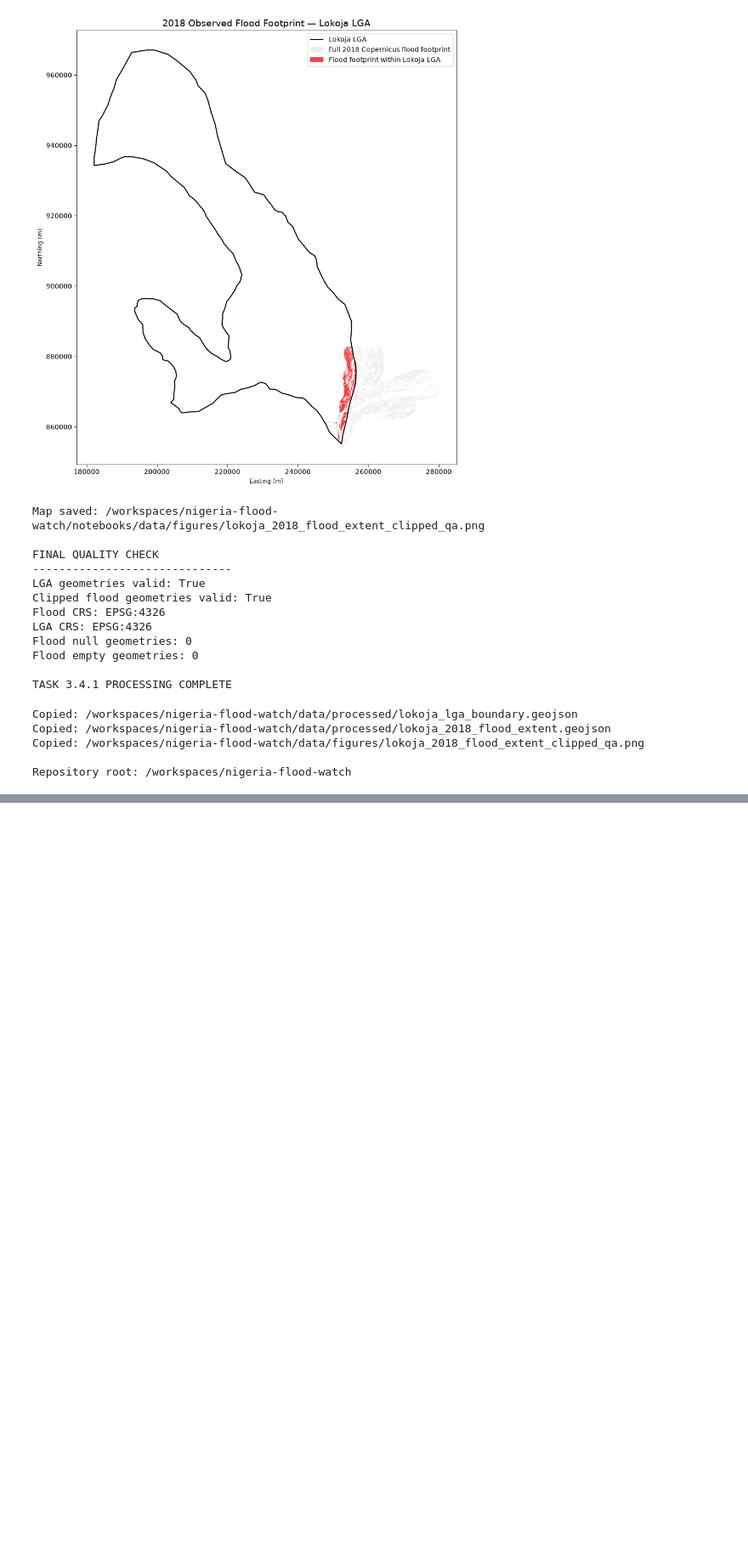
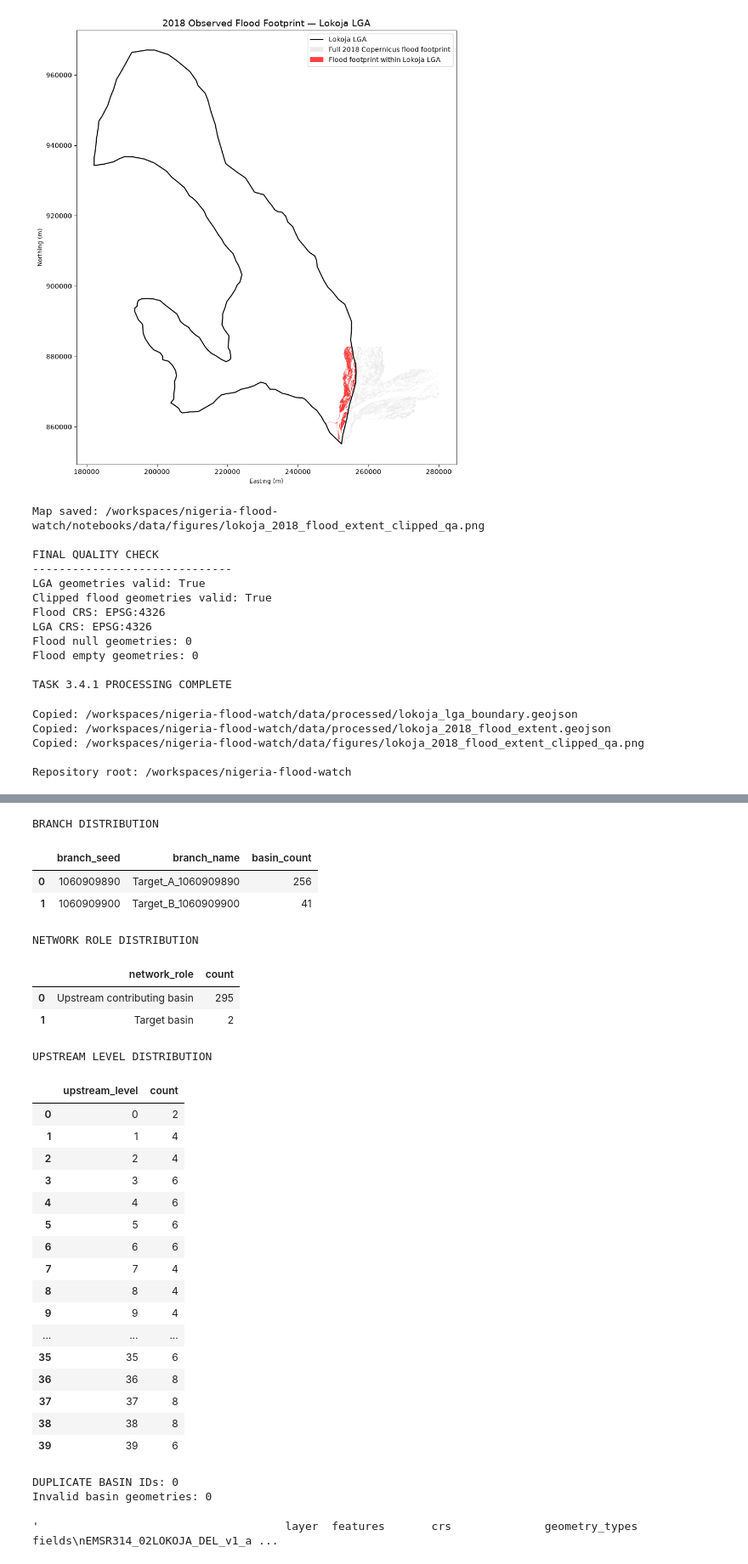
Before and after one commit to Code-blize/nigeria-flood-watch, a Jupyter notebook: notebooks/01_data_exploration.ipynb, the cells around one changed output, grey strips where cells are left out. Shown at 85% size. Saved outputs shown, nothing was run; the diff lists cells and outputs as text; code cells hidden in the pictures; blank space fills up the shorter version.

```diff
--- a/notebooks/01_data_exploration.ipynb
+++ b/notebooks/01_data_exploration.ipynb
@@ -757,0 +952,74 @@ Repository root: /workspaces/nigeria-flood-watch
+# %%
+
+# ============================================================
+# HYDROBASINS NETWORK STRUCTURE DIAGNOSTICS
+# ============================================================
+
+print("BRANCH DISTRIBUTION")
+display(
+    basins.groupby(["branch_seed", "branch_name"])
+    .size()
+    .reset_index(name="basin_count")
+)
+
+print("\nNETWORK ROLE DISTRIBUTION")
+display(
+    basins["network_role"]
+    .value_counts(dropna=False)
+    .rename_axis("network_role")
+    .reset_index(name="count")
+)
+
+print("\nUPSTREAM LEVEL DISTRIBUTION")
+display(
+    basins["upstream_level"]
+    .value_counts(dropna=False)
+    .sort_index()
+    .rename_axis("upstream_level")
+    .reset_index(name="count")
+)
+
+print("\nDUPLICATE BASIN IDs:", basins["HYBAS_ID"].duplicated().sum())
+
+print(
+    "Invalid basin geometries:",
+    (~basins.geometry.is_valid).sum()
+)
+# %% [output]
+BRANCH DISTRIBUTION
+|  | branch_seed | branch_name | basin_count |
+| 0 | 1060909890 | Target_A_1060909890 | 256 |
+| 1 | 1060909900 | Target_B_1060909900 | 41 |
+NETWORK ROLE DISTRIBUTION
+|  | network_role | count |
+| 0 | Upstream contributing basin | 295 |
+| 1 | Target basin | 2 |
+UPSTREAM LEVEL DISTRIBUTION
+|  | upstream_level | count |
+| 0 | 0 | 2 |
+| 1 | 1 | 4 |
+| 2 | 2 | 4 |
+| 3 | 3 | 6 |
+| 4 | 4 | 6 |
+| 5 | 5 | 6 |
+| 6 | 6 | 6 |
+| 7 | 7 | 4 |
+| 8 | 8 | 4 |
+| 9 | 9 | 4 |
+| ... | ... | ... |
+| 35 | 35 | 6 |
+| 36 | 36 | 8 |
+| 37 | 37 | 8 |
+| 38 | 38 | 8 |
+| 39 | 39 | 6 |
+DUPLICATE BASIN IDs: 0
+Invalid basin geometries: 0
+# %%
+
+display(
+    layer_inventory[
+        ["layer", "features", "crs", "geometry_types", "fields"]
+    ].to_string(index=False)
+)
+# %% [output]
+'                                     layer  features       crs              geometry_types                                                                            fields\nEMSR314_02LOKOJA_DEL_v1_a ...
```
Also changed, not shown: parts of 9 cells of this notebook, 3 other files.
